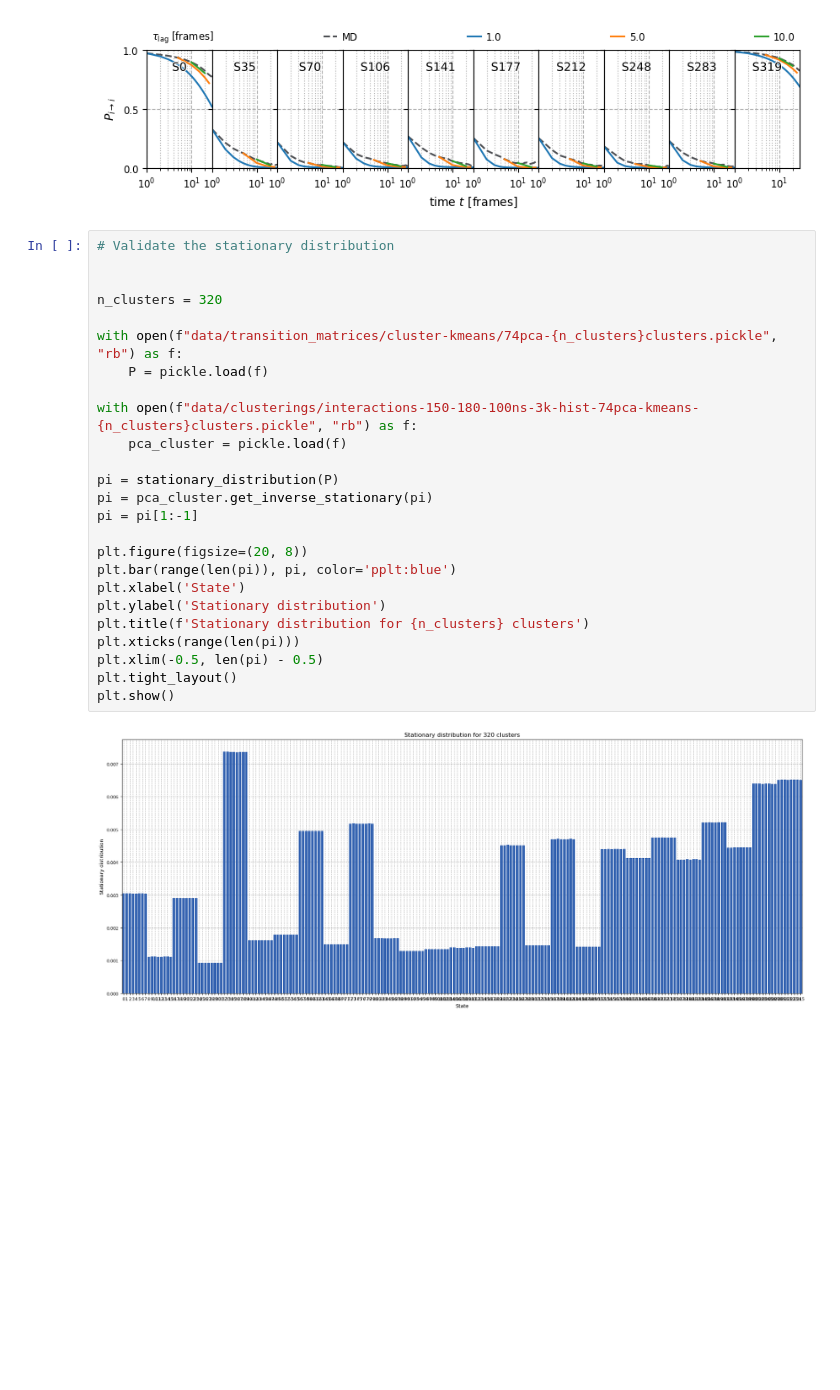
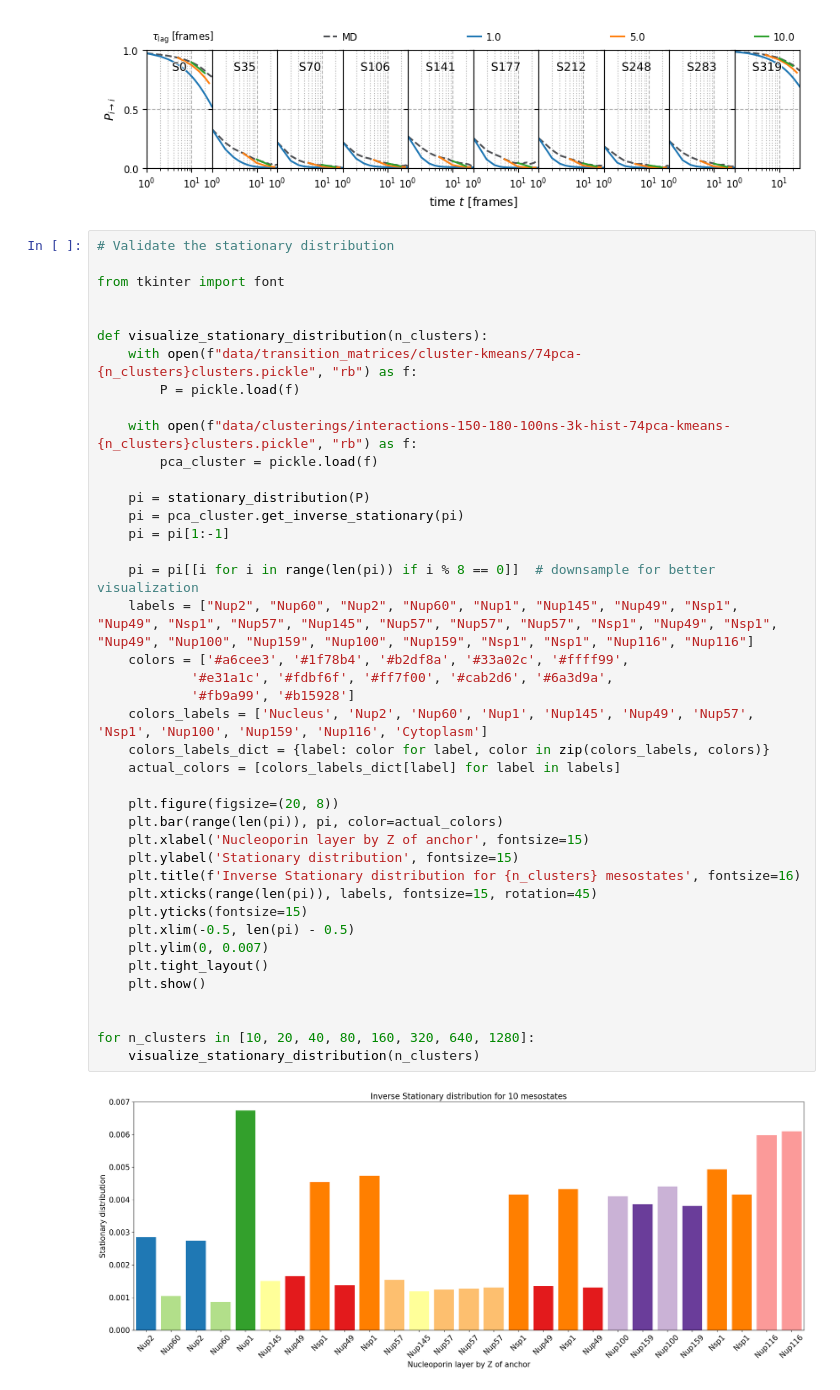
Before and after one commit to ravehlab/iMSM, a Jupyter notebook: 015_PRC_clustered_chains.ipynb, the cells around one changed output. Cells and saved outputs as stored; diff of their text form; blank space fills up the shorter version.

```diff
--- a/015_PRC_clustered_chains.ipynb
+++ b/015_PRC_clustered_chains.ipynb
@@ -217,27 +199,43 @@ _ = mh.plot.plot_ck_test(ck=ck, states=states, grid=(1, 10))
 # %%
 # Validate the stationary distribution
 
+from tkinter import font
 
-n_clusters = 320
 
-with open(f"data/transition_matrices/cluster-kmeans/74pca-{n_clusters}clusters.pickle", "rb") as f:
-    P = pickle.load(f)
+def visualize_stationary_distribution(n_clusters):
+    with open(f"data/transition_matrices/cluster-kmeans/74pca-{n_clusters}clusters.pickle", "rb") as f:
+        P = pickle.load(f)
 
-with open(f"data/clusterings/interactions-150-180-100ns-3k-hist-74pca-kmeans-{n_clusters}clusters.pickle", "rb") as f:
-    pca_cluster = pickle.load(f)
+    with open(f"data/clusterings/interactions-150-180-100ns-3k-hist-74pca-kmeans-{n_clusters}clusters.pickle", "rb") as f:
+        pca_cluster = pickle.load(f)
 
-pi = stationary_distribution(P)
-pi = pca_cluster.get_inverse_stationary(pi)
-pi = pi[1:-1]
+    pi = stationary_distribution(P)
+    pi = pca_cluster.get_inverse_stationary(pi)
+    pi = pi[1:-1]
 
-plt.figure(figsize=(20, 8))
-plt.bar(range(len(pi)), pi, color='pplt:blue')
-plt.xlabel('State')
-plt.ylabel('Stationary distribution')
-plt.title(f'Stationary distribution for {n_clusters} clusters')
-plt.xticks(range(len(pi)))
-plt.xlim(-0.5, len(pi) - 0.5)
-plt.tight_layout()
-plt.show()
+    pi = pi[[i for i in range(len(pi)) if i % 8 == 0]]  # downsample for better visualization
+    labels = ["Nup2", "Nup60", "Nup2", "Nup60", "Nup1", "Nup145", "Nup49", "Nsp1", "Nup49", "Nsp1", "Nup57", "Nup145", "Nup57", "Nup57", "Nup57", "Nsp1", "Nup49", "Nsp1", "Nup49", "Nup100", "Nup159", "Nup100", "Nup159", "Nsp1", "Nsp1", "Nup116", "Nup116"]
+    colors = ['#a6cee3', '#1f78b4', '#b2df8a', '#33a02c', '#ffff99',
+            '#e31a1c', '#fdbf6f', '#ff7f00', '#cab2d6', '#6a3d9a',
+            '#fb9a99', '#b15928']
+    colors_labels = ['Nucleus', 'Nup2', 'Nup60', 'Nup1', 'Nup145', 'Nup49', 'Nup57', 'Nsp1', 'Nup100', 'Nup159', 'Nup116', 'Cytoplasm']
+    colors_labels_dict = {label: color for label, color in zip(colors_labels, colors)}
+    actual_colors = [colors_labels_dict[label] for label in labels]
+
+    plt.figure(figsize=(20, 8))
+    plt.bar(range(len(pi)), pi, color=actual_colors)
+    plt.xlabel('Nucleoporin layer by Z of anchor', fontsize=15)
+    plt.ylabel('Stationary distribution', fontsize=15)
+    plt.title(f'Inverse Stationary distribution for {n_clusters} mesostates', fontsize=16)
+    plt.xticks(range(len(pi)), labels, fontsize=15, rotation=45)
+    plt.yticks(fontsize=15)
+    plt.xlim(-0.5, len(pi) - 0.5)
+    plt.ylim(0, 0.007)
+    plt.tight_layout()
+    plt.show()
+
+
+for n_clusters in [10, 20, 40, 80, 160, 320, 640, 1280]:
+    visualize_stationary_distribution(n_clusters)
 # %% [output]
-[figure, old version]
+[figure, new version]
```
Also changed, not shown: parts of 8 cells of this notebook, 10 other files.
